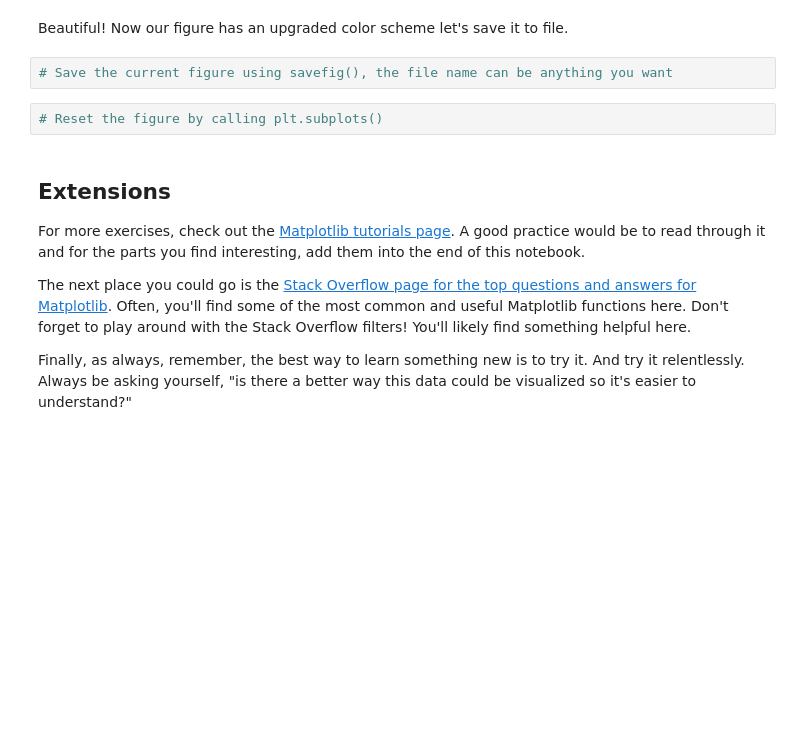
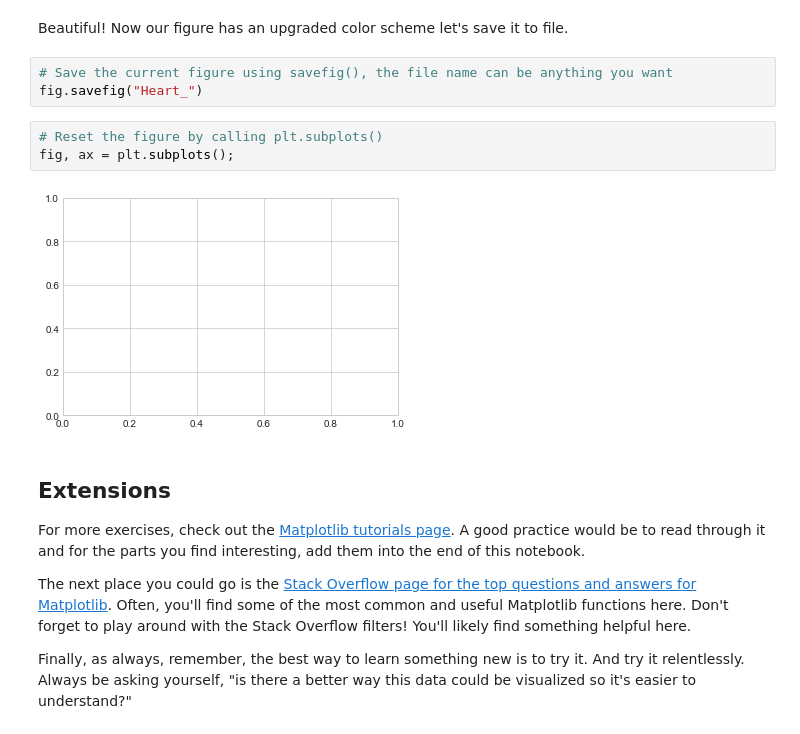
Before and after one commit to bergony/Machine-Learning-Data-Science-Bootcamp-2021, a Jupyter notebook: Matplotlib Plotting and Data Visualization/matplotlib-exercises.ipynb, the cells around one changed output. Saved outputs shown, nothing was run; the diff lists cells and outputs as text; blank space fills up the shorter version.

```diff
--- a/Matplotlib Plotting and Data Visualization/matplotlib-exercises.ipynb
+++ b/Matplotlib Plotting and Data Visualization/matplotlib-exercises.ipynb
@@ -452,8 +452,12 @@ ax.axhline(over_50['chol'].mean(),
 Beautiful! Now our figure has an upgraded color scheme let's save it to file.
 # %%
 # Save the current figure using savefig(), the file name can be anything you want
+fig.savefig("Heart_")
 # %%
 # Reset the figure by calling plt.subplots()
+fig, ax = plt.subplots();
+# %% [output]
+[figure, added]
 # %% [markdown]
 ## Extensions
 
```
Also changed, not shown: 13 other files.
